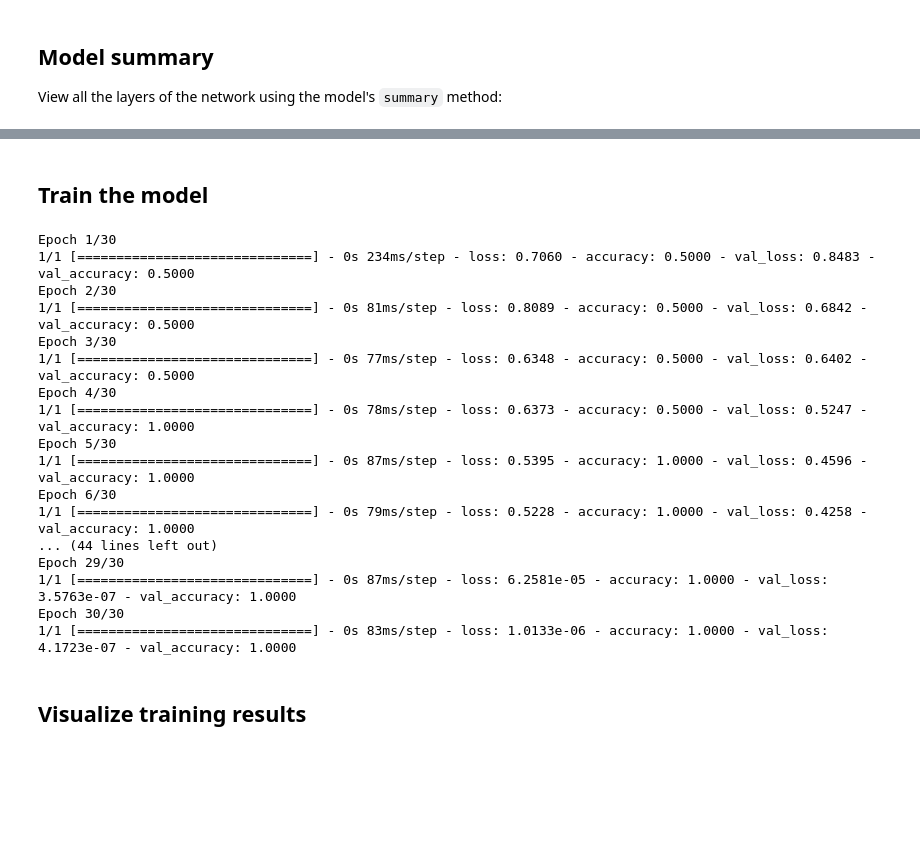
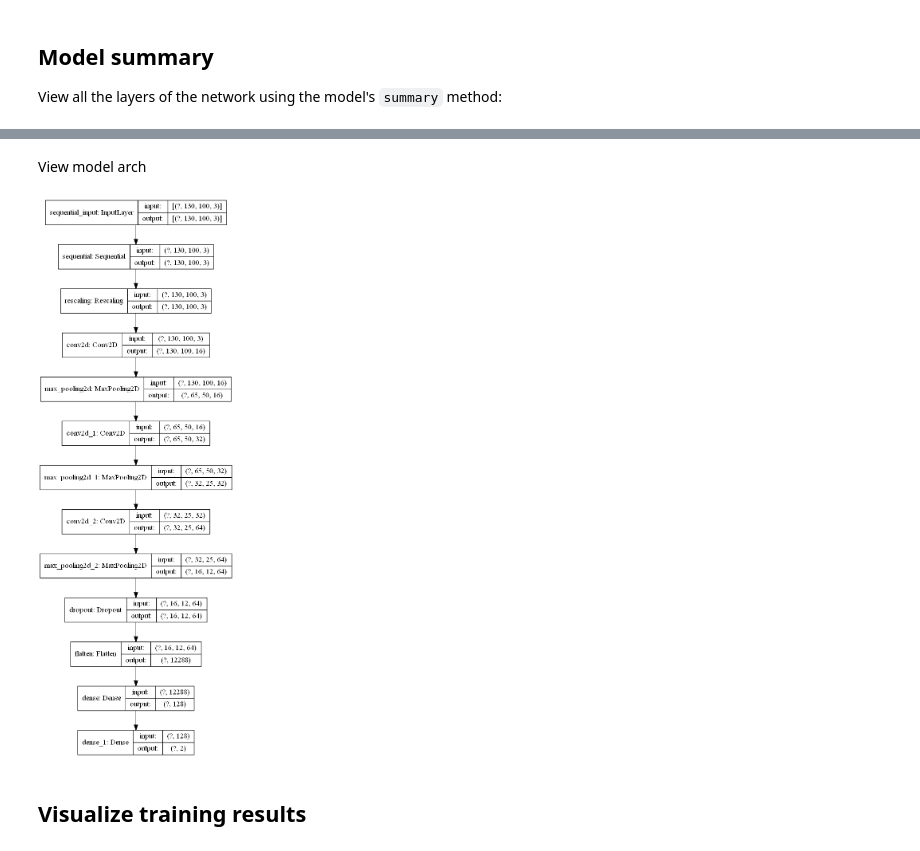
Before and after one commit to alefcarlos/nazcaan-deep-learning, a Jupyter notebook: nazcaan_letters_classification.ipynb, the cells around one changed output, grey strips where cells are left out. Saved outputs shown, nothing was run; the diff lists cells and outputs as text; code cells hidden in the pictures; blank space fills up the shorter version.

Commit message:
feat: model arch image

```diff
--- a/nazcaan_letters_classification.ipynb
+++ b/nazcaan_letters_classification.ipynb
@@ -202,33 +227,13 @@ Total params: 1,596,834
 Trainable params: 1,596,834
 Non-trainable params: 0
 _________________________________________________________________
-# %% [markdown]
-## Train the model
-# %%
-epochs=30
-history = model.fit(
-  train_ds,
-  validation_data=val_ds,
-  epochs=epochs
-)
-# %% [output]
-Epoch 1/30
-1/1 [==============================] - 0s 234ms/step - loss: 0.7060 - accuracy: 0.5000 - val_loss: 0.8483 - val_accuracy: 0.5000
-Epoch 2/30
-1/1 [==============================] - 0s 81ms/step - loss: 0.8089 - accuracy: 0.5000 - val_loss: 0.6842 - val_accuracy: 0.5000
-Epoch 3/30
-1/1 [==============================] - 0s 77ms/step - loss: 0.6348 - accuracy: 0.5000 - val_loss: 0.6402 - val_accuracy: 0.5000
-Epoch 4/30
-1/1 [==============================] - 0s 78ms/step - loss: 0.6373 - accuracy: 0.5000 - val_loss: 0.5247 - val_accuracy: 1.0000
-Epoch 5/30
-1/1 [==============================] - 0s 87ms/step - loss: 0.5395 - accuracy: 1.0000 - val_loss: 0.4596 - val_accuracy: 1.0000
-Epoch 6/30
-1/1 [==============================] - 0s 79ms/step - loss: 0.5228 - accuracy: 1.0000 - val_loss: 0.4258 - val_accuracy: 1.0000
-... (44 lines left out)
-Epoch 29/30
-1/1 [==============================] - 0s 87ms/step - loss: 6.2581e-05 - accuracy: 1.0000 - val_loss: 3.5763e-07 - val_accuracy: 1.0000
-Epoch 30/30
-1/1 [==============================] - 0s 83ms/step - loss: 1.0133e-06 - accuracy: 1.0000 - val_loss: 4.1723e-07 - val_accuracy: 1.0000
+# %% [markdown]
+View model arch
+# %%
+from tensorflow.keras.utils import plot_model
+plot_model(model, show_shapes=True, show_layer_names=True)
+# %% [output]
+[figure, added]
 # %% [markdown]
 ## Visualize training results
 # %% [markdown]
```
Also changed, not shown: parts of 9 cells of this notebook, 2 other files.
